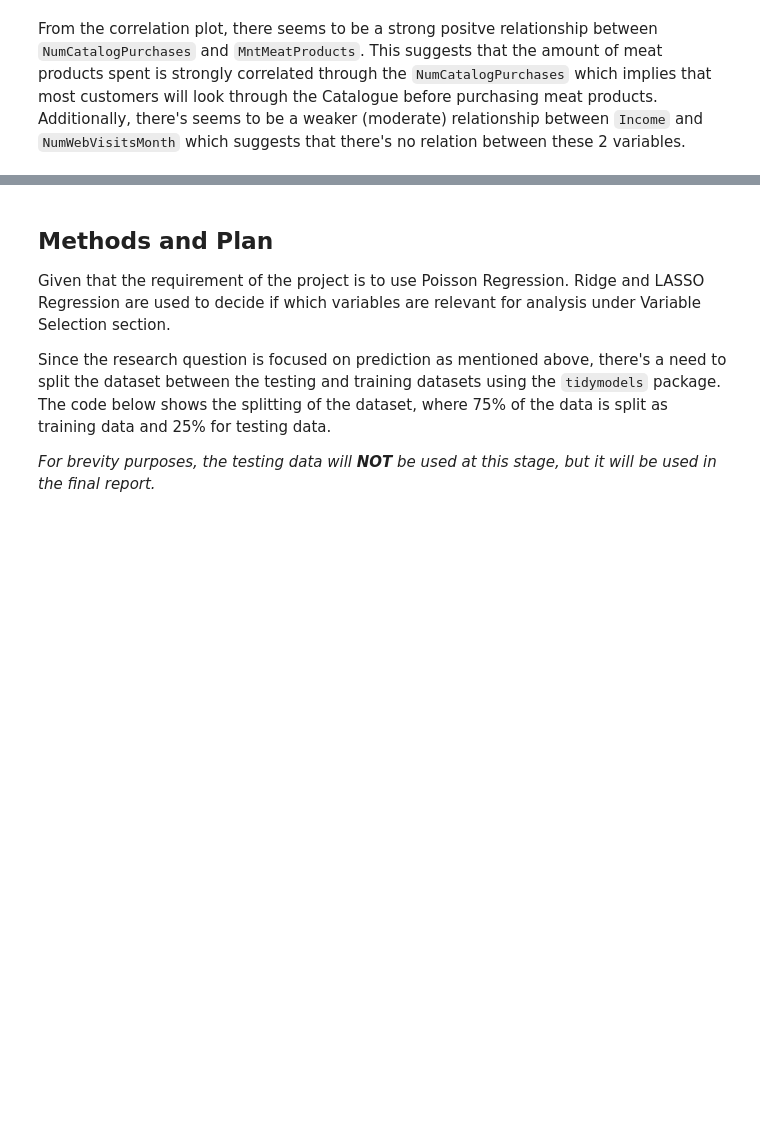
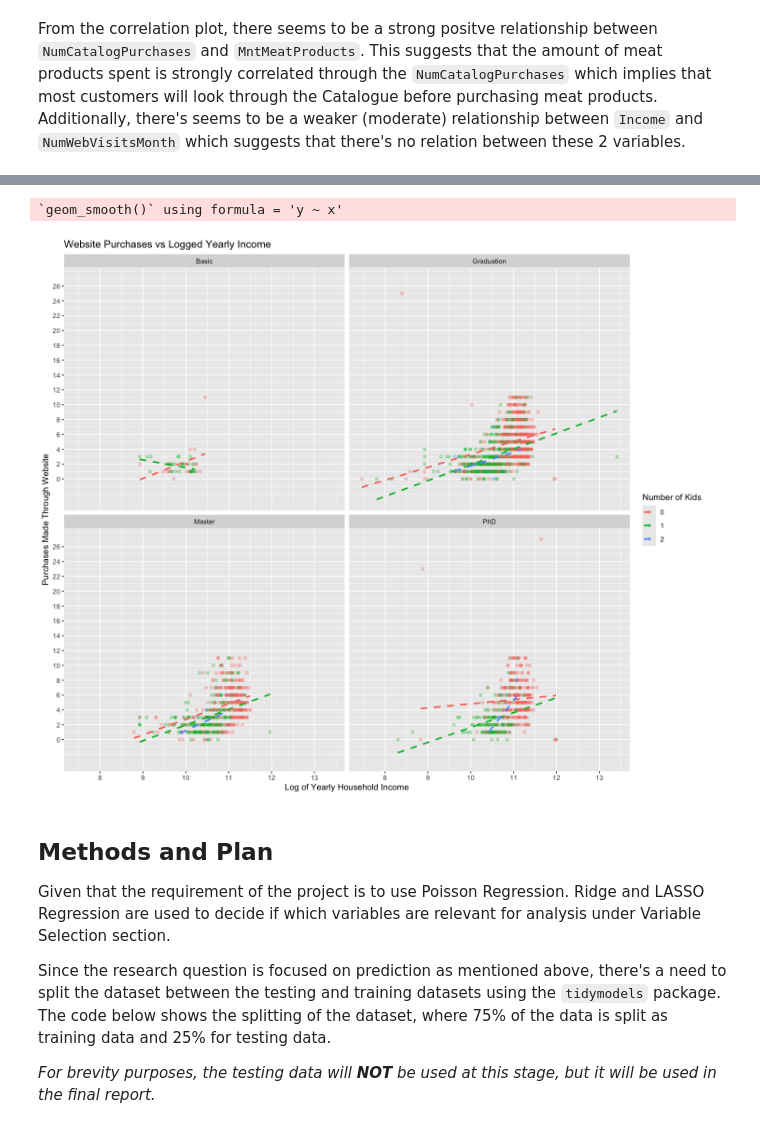
Before and after one commit to DrakenRaptor/STAT301_ProjectGrp26, a Jupyter notebook: STAT301 Grp 26 Project Final.ipynb, the cells around one changed output, grey strips where cells are left out. Saved outputs shown, nothing was run; the diff lists cells and outputs as text; code cells hidden in the pictures; blank space fills up the shorter version.

Commit message:
Added the visualisations from @LucassHo

```diff
--- a/STAT301 Grp 26 Project Final.ipynb
+++ b/STAT301 Grp 26 Project Final.ipynb
@@ -408,25 +403,0 @@ The code below shows the wrangling of the dataset for the different education le
-# %%
-# Recode '2n Cycle' to 'Master' in the Education column using case_when
-market_data <- market_data %>%
-    mutate(Education = case_when(
-        Education == "2n Cycle" ~ "Master",
-        TRUE ~ Education
-    ))
-
-# Verify the changes
-unique(market_data$Education)
-
-# Recode specific values to 'Single' in the Marital_Status column using case_when
-market_data <- market_data %>%
-    mutate(Marital_Status = case_when(
-        Marital_Status %in% c("Absurd", "Alone", "YOLO", "Together") ~ "Single",
-        TRUE ~ Marital_Status
-    )) |>
-    select(-Z_CostContact, -Z_Revenue)  # Remove the columns Z_CostContact and Z_Revenue
-
-# Verify the changes
-unique(market_data$Marital_Status)
-
-# Convert and Parse Dt_Customer to Date format
-market_data$Dt_Customer <- dmy(market_data$Dt_Customer)
-market_data$Dt_Customer
@@ -443,3 +408,24 @@ From the cleaned data, the `ID` column is kept where it maybe useful for analysi
+# %%
+# Main Developer: Lucas
+# Contributors: Lucas, Eaven (collate)
+
+# Creating a Scatterplot of NumWebPurchases vs Income Faceted by Kidhome
+p1 <- ggplot(market_data, aes(x = LogIncome, y = NumWebPurchases, color = as.factor(Kidhome))) +
+  geom_point(alpha = 0.3, size = 1.5) +
+  geom_smooth(method = "lm", se = FALSE, linetype = "dashed") +
+  facet_wrap(~ Education, labeller = label_wrap_gen(width = 20)) +
+  scale_x_continuous(name = "Log of Yearly Household Income", breaks = seq(5, max(market_data$LogIncome, na.rm = TRUE), by = 1)) +
+  scale_y_continuous(name = "Purchases Made Through Website", breaks = seq(0, max(market_data$NumWebPurchases, na.rm = TRUE), by = 2)) +
+  xlab("Yearly Household Income") +
+  ylab("Purchases Made Through the Company Website") +
+  scale_color_discrete(name = "Number of Kids") +
+  ggtitle("Website Purchases vs Logged Yearly Income")
+
+# Display the plot
+print(p1)
+# %% [output]
+`geom_smooth()` using formula = 'y ~ x'
+[figure, added]
 # %% [markdown]
 ## Methods and Plan
 
```
Also changed, not shown: parts of 9 cells of this notebook.
